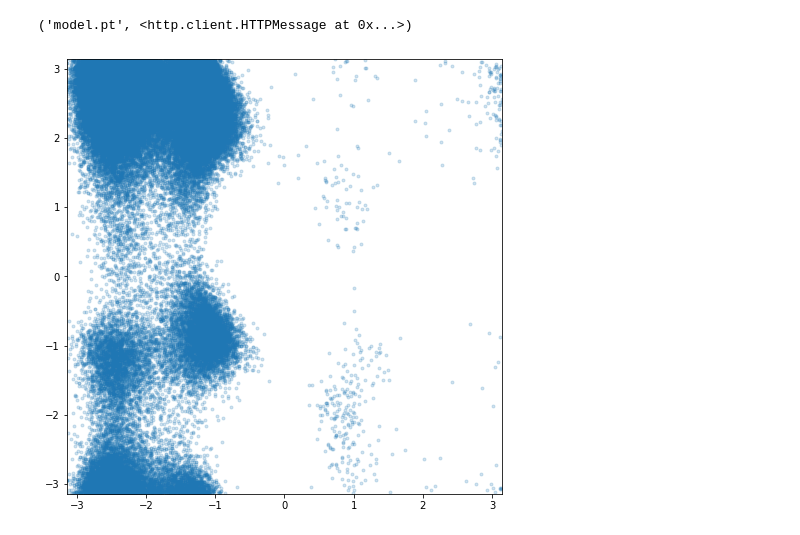
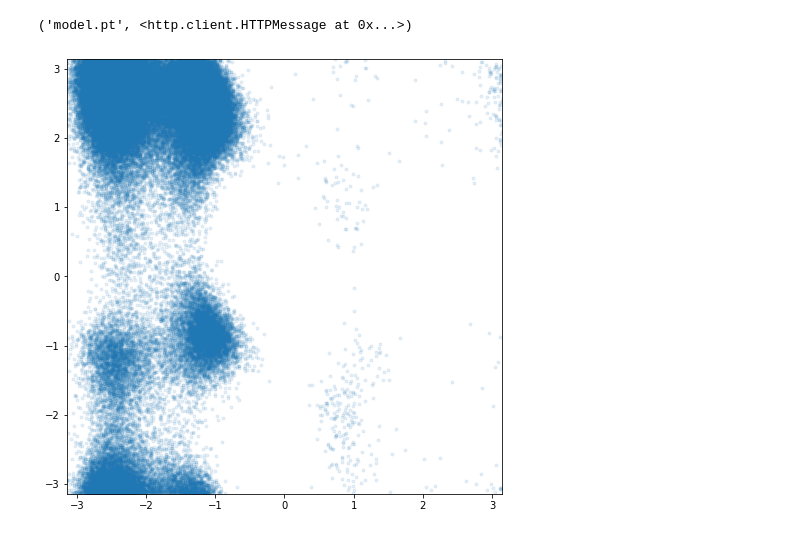
Before and after one commit to lollcat/fab-torch, a Jupyter notebook: demo/aldp.ipynb, the cells around one changed output. Saved outputs shown, nothing was run; the diff lists cells and outputs as text; code cells hidden in the pictures.

```diff
--- a/demo/aldp.ipynb
+++ b/demo/aldp.ipynb
@@ -34,5 +47,6 @@ urllib.request.urlretrieve('https://huggingface.co/VincentStimper/fab/resolve/ma
 model.load('model.pt', map_location=device)
 # %%
+# Generate model samples
 batch_size = 100
 n_batches = 1000
 
@@ -40,7 +54,9 @@ x_list = []
 
 with torch.no_grad():
     for _ in tqdm(range(n_batches)):
-        z = model.flow.sample((100,))
+        # Generate samples in internal coordinates
+        z = model.flow.sample((batch_size,))
+        # Transform samples to Cartesian coordinates
         x, _ = model.target_distribution.coordinate_transform(z)
         x_list.append(x.cpu().numpy())
 
@@ -53,11 +70,12 @@ traj = mdtraj.Trajectory(x.reshape(-1, 22, 3), topology)
 phi = mdtraj.compute_phi(traj)[1].reshape(-1)
 psi = mdtraj.compute_psi(traj)[1].reshape(-1)
 # %%
+# Ramachandran plot
 plt.figure(figsize=(8, 8))
-plt.plot(phi, psi, '.', alpha=0.2)
+plt.plot(phi, psi, '.', alpha=0.1)
 plt.xlim([-np.pi, np.pi])
 plt.ylim([-np.pi, np.pi])
 plt.gca().set_box_aspect(1)
 plt.show()
 # %% [output]
-[figure, old version]
+[figure, new version]
```
Also changed, not shown: parts of 11 cells of this notebook.
